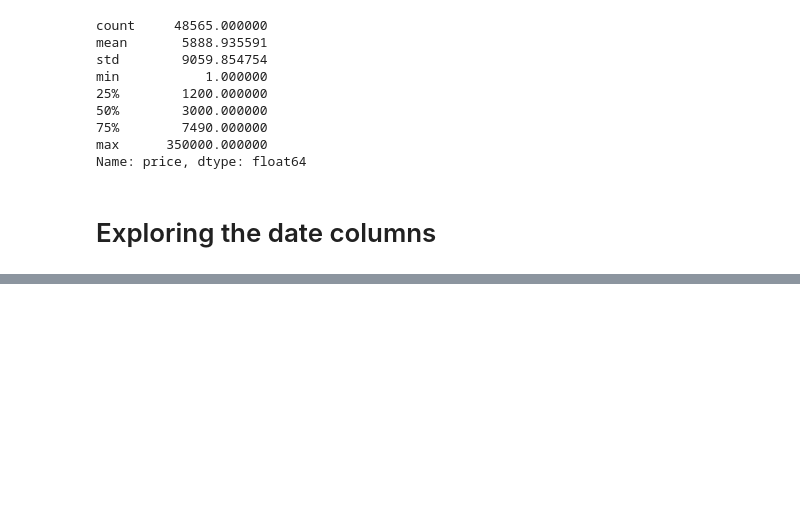
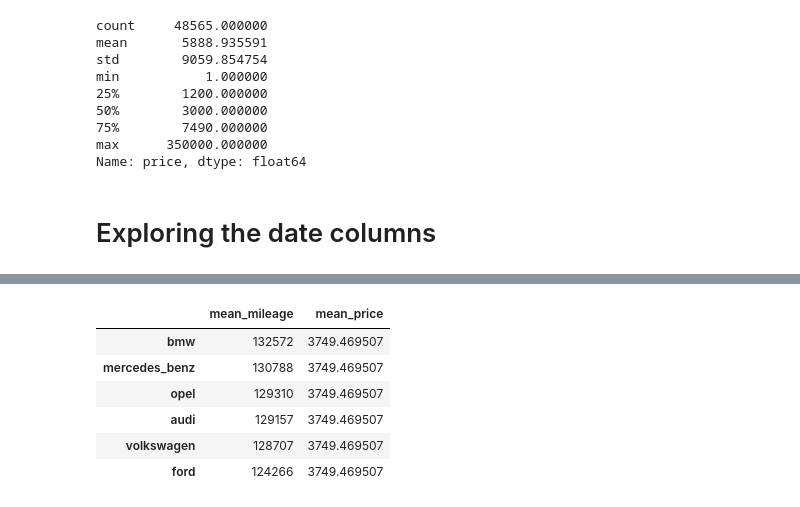
Before and after one commit to dancanyego/Exploring-eBay-Car-Sales-Data, a Jupyter notebook: Exploring car listing on ebay.ipynb, the cells around one changed output, grey strips where cells are left out. Saved outputs shown, nothing was run; the diff lists cells and outputs as text; code cells hidden in the pictures; blank space fills up the shorter version.

Commit message:
data explore mileage

```diff
--- a/Exploring car listing on ebay.ipynb
+++ b/Exploring car listing on ebay.ipynb
@@ -500,0 +501,11 @@ brand_info
+# %%
+brand_info['mean_price'] = mean_price
+brand_info
+# %% [output]
+|  | mean_mileage | mean_price |
+| bmw | 132572 | 3749.469507 |
+| mercedes_benz | 130788 | 3749.469507 |
+| opel | 129310 | 3749.469507 |
+| audi | 129157 | 3749.469507 |
+| volkswagen | 128707 | 3749.469507 |
+| ford | 124266 | 3749.469507 |
```
Also changed, not shown: parts of 48 cells of this notebook.
